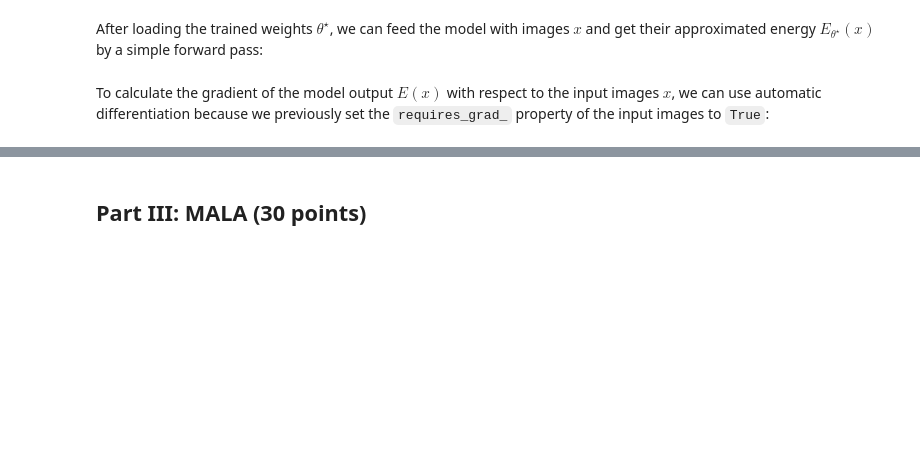
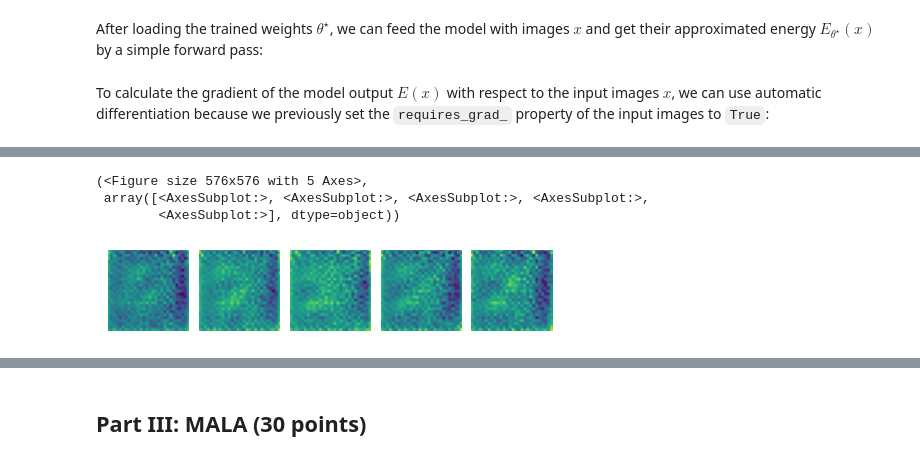
Before and after one commit to adidigit/statistical_methods_in_ip, a Jupyter notebook: HW2/HW2_Spring2022_Langevin_Dynamics_and_EBMs.ipynb, the cells around one changed output, grey strips where cells are left out. Saved outputs shown, nothing was run; the diff lists cells and outputs as text; code cells hidden in the pictures; blank space fills up the shorter version.

```diff
--- a/HW2/HW2_Spring2022_Langevin_Dynamics_and_EBMs.ipynb
+++ b/HW2/HW2_Spring2022_Langevin_Dynamics_and_EBMs.ipynb
@@ -341,3 +334,25 @@ Use $\sqrt{2\varepsilon}=\frac{2}{256}$ and $N \sim \mathcal{N}(0,I)$. Note that
 * Repeat the previous step for $K=2000$ iterations. Present the final samples and discuss the results.
 
 <img src="https://img.icons8.com/offices/80/000000/making-notes.png" style="height:30px;display:inline\">**<span style="color:red">Task 6</span>**. Repeat the previous task for $K=2000$ iterations, this time with $\sqrt{2\varepsilon}=\frac{3}{256}$. Present the final samples and discuss the results comparing to the previous section.
+# %%
+def ld_on_ebm(K,sqrt_two_eps):
+    n_imgs = 30
+    image_size = 28
+    # randomly initialized 28x28x1 images with i.i.d pixels ~U[0,1]
+    x_k = torch.rand((n_imgs, 1, image_size, image_size), device=device)
+    # set the images to have a gradient graph so we could calculate the gradient of the model
+    x_k.requires_grad_(True)
+    norm = normal.MultivariateNormal(torch.zeros(image_size,image_size),torch.eye(image_size))
+    for k in range(K):
+        # run the model: input the images x, getting as output their estimated energy E(x)
+        energy = ebm(x_k)
+        # calculates the gradient of the model: grad(E(x)) with respect to x.
+        grad = torch.autograd.grad(energy.sum(), x_k)[0]
+        x_k = x_k + sqrt_two_eps**2/2*grad + sqrt_two_eps * norm.sample((n_imgs,1))
+        if (k%100 == 0):
+            print('iteration {0} completed'.format(k))
+        #_all_x.append(x_k[0])
+    return x_k
+# %%
+# Task 5
+x_k = ld_on_ebm(K=2000,sqrt_two_eps=2/256)
@@ -343,0 +433,8 @@ Use $\sqrt{2\varepsilon}=\frac{2}{256}$ and $N \sim \mathcal{N}(0,I)$. Note that
+# %%
+x_k = x_k.detach()
+tensors_as_images(x_k[0:5])
+# %% [output]
+(<Figure size 576x576 with 5 Axes>,
+ array([<AxesSubplot:>, <AxesSubplot:>, <AxesSubplot:>, <AxesSubplot:>,
+        <AxesSubplot:>], dtype=object))
+[figure, added]
```
Also changed, not shown: parts of 27 cells of this notebook.
